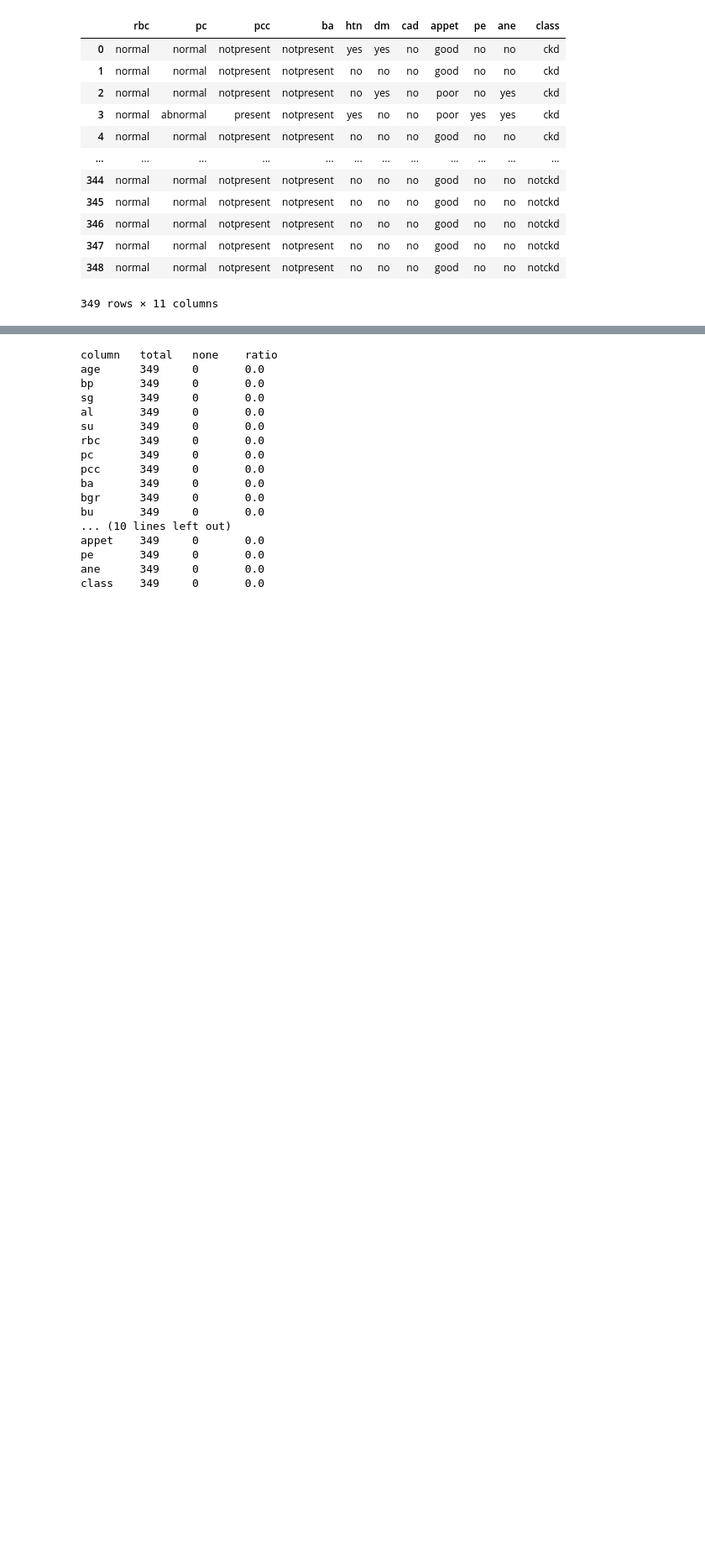
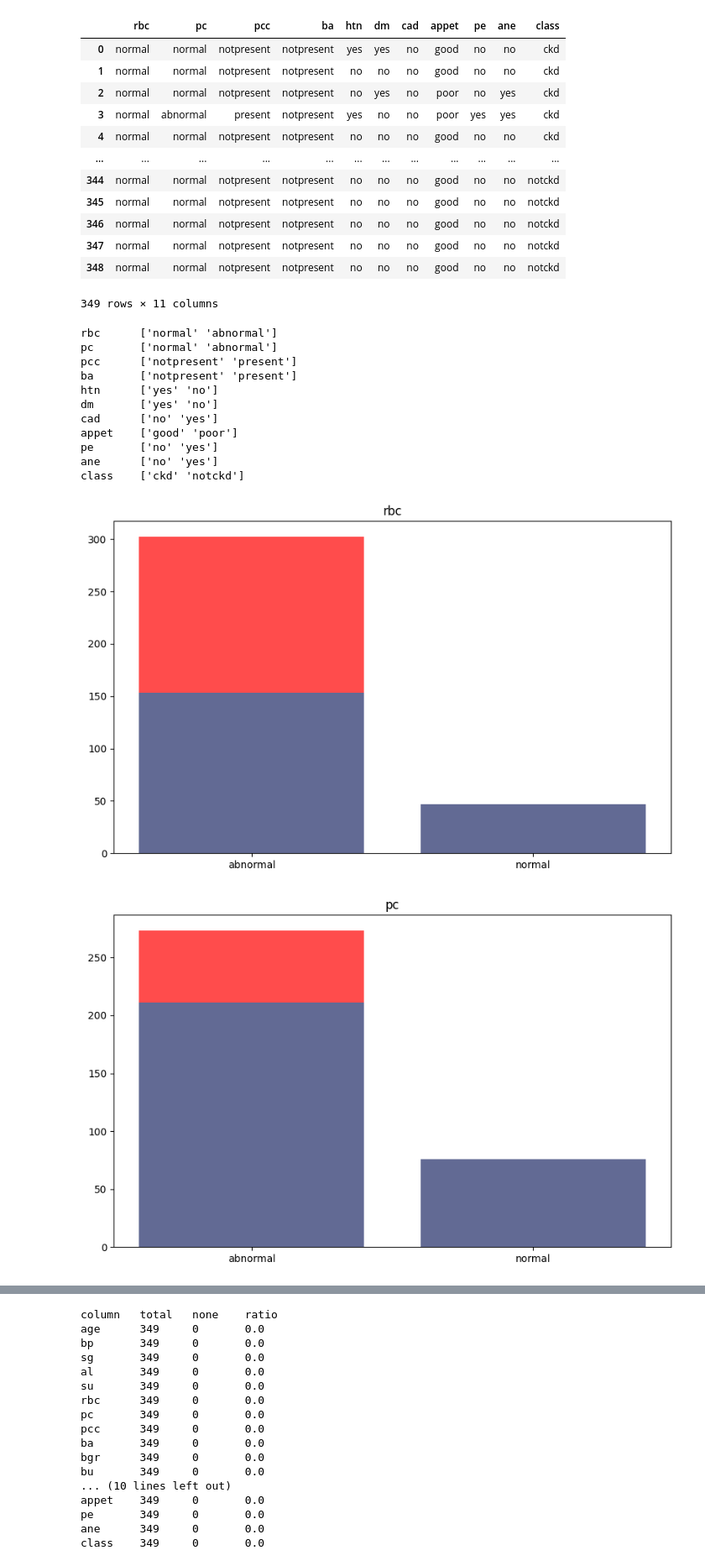
Before and after one commit to luisastue/datascience-ckd, a Jupyter notebook: 3_imputation.ipynb, the cells around one changed output, grey strips where cells are left out. Shown at 84% size. Saved outputs shown, nothing was run; the diff lists cells and outputs as text; code cells hidden in the pictures; blank space fills up the shorter version.

```diff
--- a/3_imputation.ipynb
+++ b/3_imputation.ipynb
@@ -174,3 +198,30 @@ categorical_imputed
 | 347 | normal | normal | notpresent | notpresent | no | no | no | good | no | no | notckd |
 | 348 | normal | normal | notpresent | notpresent | no | no | no | good | no | no | notckd |
 349 rows × 11 columns
+# %%
+for col in categorical_imputed.columns:
+    print(col, '\t',categorical_imputed[col].unique())
+    categories = np.unique(categorical_imputed[col])
+
+    original_counts = categorical[col].value_counts()
+
+    # Count the occurrences of each category in the imputed DataFrame
+    imputed_counts = categorical_imputed[col].value_counts()
+    plt.figure(figsize=(10, 6))
+    plt.bar(categories, imputed_counts, label='Imputed', alpha=0.7, color='red')
+    plt.bar(categories, original_counts, label='Original', alpha=0.7)
+    plt.title(col)
+# %% [output]
+rbc      ['normal' 'abnormal']
+pc       ['normal' 'abnormal']
+pcc      ['notpresent' 'present']
+ba       ['notpresent' 'present']
+htn      ['yes' 'no']
+dm       ['yes' 'no']
+cad      ['no' 'yes']
+appet    ['good' 'poor']
+pe       ['no' 'yes']
+ane      ['no' 'yes']
+class    ['ckd' 'notckd']
+[figure, added]
+[figure, added]
```
Also changed, not shown: parts of 7 cells of this notebook, 3 other files.
